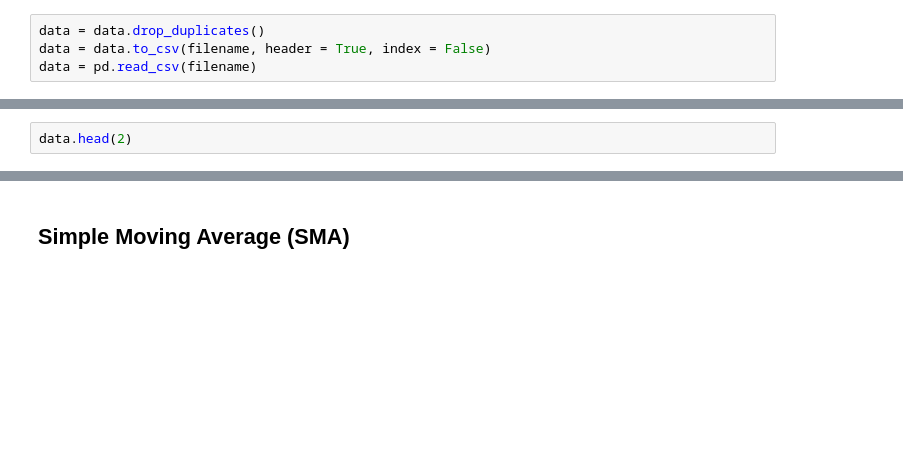
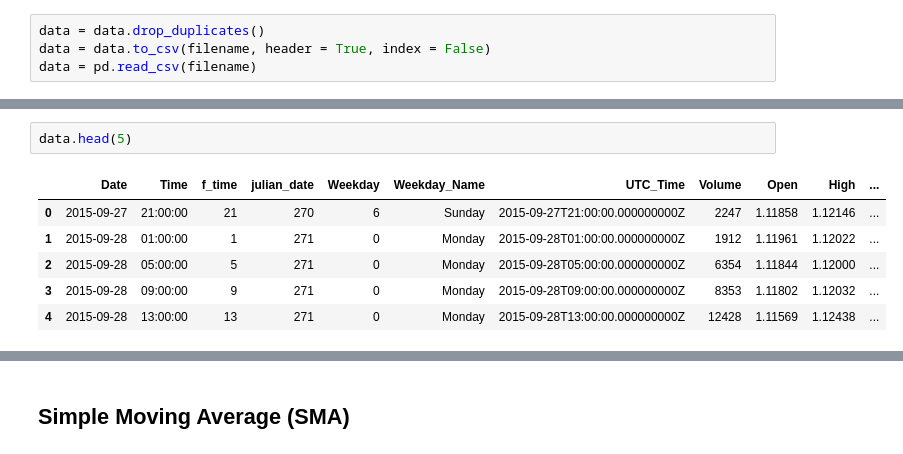
Before and after one commit to Forexience/Forexience, a Jupyter notebook: Main_Pipeline/Forexience_Main.ipynb, the cells around one changed output, grey strips where cells are left out. Drawn from its saved outputs; the diff is of its cells as text; blank space fills up the shorter version.

```diff
--- a/Main_Pipeline/Forexience_Main.ipynb
+++ b/Main_Pipeline/Forexience_Main.ipynb
@@ -246,3 +265,10 @@ data.shape
 # %%
-data.head(2)
+data.head(5)
+# %% [output]
+|  | Date | Time | f_time | julian_date | Weekday | Weekday_Name | UTC_Time | Volume | Open | High | ... |
+| 0 | 2015-09-27 | 21:00:00 | 21 | 270 | 6 | Sunday | 2015-09-27T21:00:00.000000000Z | 2247 | 1.11858 | 1.12146 | ... |
+| 1 | 2015-09-28 | 01:00:00 | 1 | 271 | 0 | Monday | 2015-09-28T01:00:00.000000000Z | 1912 | 1.11961 | 1.12022 | ... |
+| 2 | 2015-09-28 | 05:00:00 | 5 | 271 | 0 | Monday | 2015-09-28T05:00:00.000000000Z | 6354 | 1.11844 | 1.12000 | ... |
+| 3 | 2015-09-28 | 09:00:00 | 9 | 271 | 0 | Monday | 2015-09-28T09:00:00.000000000Z | 8353 | 1.11802 | 1.12032 | ... |
+| 4 | 2015-09-28 | 13:00:00 | 13 | 271 | 0 | Monday | 2015-09-28T13:00:00.000000000Z | 12428 | 1.11569 | 1.12438 | ... |
 # %%
```
Also changed, not shown: parts of 19 cells of this notebook, 8 other files.
